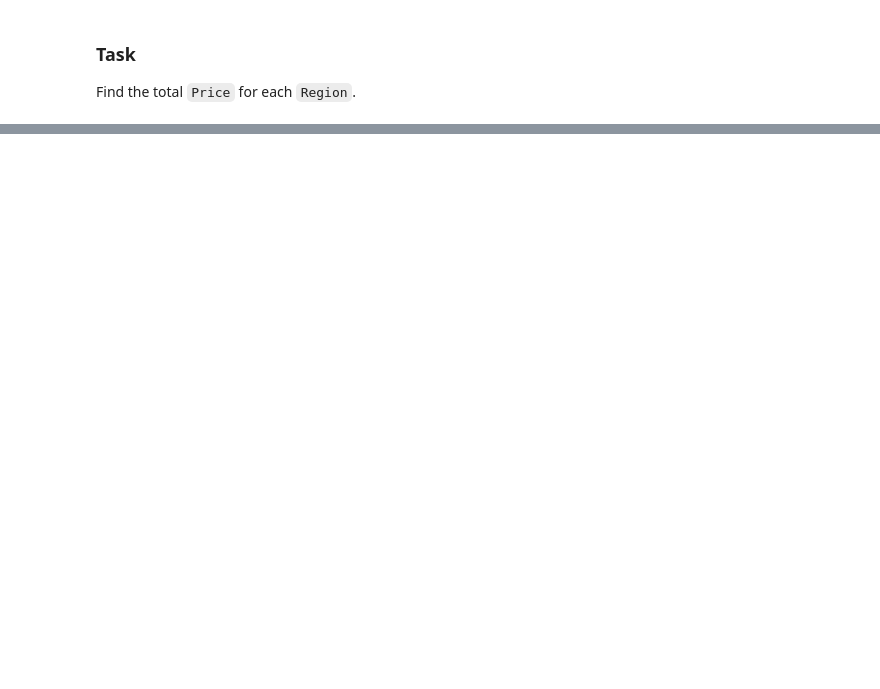
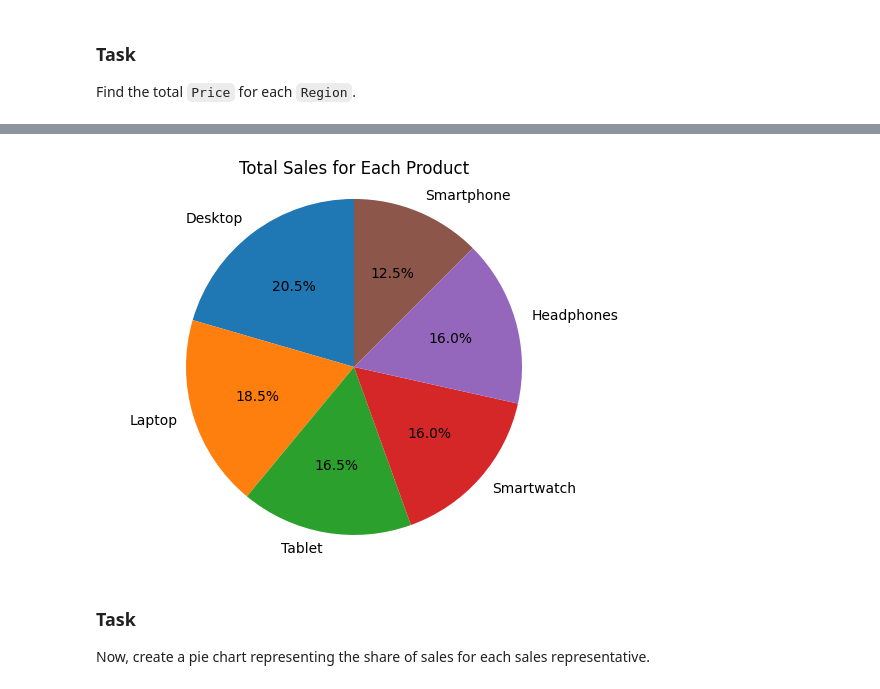
Before and after one commit to oliver-dxh/407-week1-assignment-intro-to-python, a Jupyter notebook: week1-assignment.ipynb, the cells around one changed output, grey strips where cells are left out. Saved outputs shown, nothing was run; the diff lists cells and outputs as text; code cells hidden in the pictures; blank space fills up the shorter version.

```diff
--- a/week1-assignment.ipynb
+++ b/week1-assignment.ipynb
@@ -312,0 +401,3 @@ Find the total `Price` for each `Region`.
+# %%
+df['Price'].fillna(df['Price'].mean(), inplace=True)
+df
@@ -312,0 +526,3 @@ Find the total `Price` for each `Region`.
+# %%
+df['Normalized_Price'] = (df['Price'] - df['Price'].mean()) / df['Price'].std()
+df
@@ -312,0 +554,17 @@ Find the total `Price` for each `Region`.
+# %%
+import matplotlib.pyplot as plt
+
+# Sample code to create a pie chart
+products = df['Product'].value_counts().index
+quantities = df['Product'].value_counts().values
+
+plt.pie(quantities, labels=products, autopct='%1.1f%%', startangle=90)
+plt.title("Total Sales for Each Product")
+plt.axis('equal')  # Equal aspect ratio ensures that pie is drawn as a circle.
+plt.show()
+# %% [output]
+[figure, added]
+# %% [markdown]
+### Task
+
+Now, create a pie chart representing the share of sales for each sales representative.
```
Also changed, not shown: parts of 53 cells of this notebook, 1 other file.
